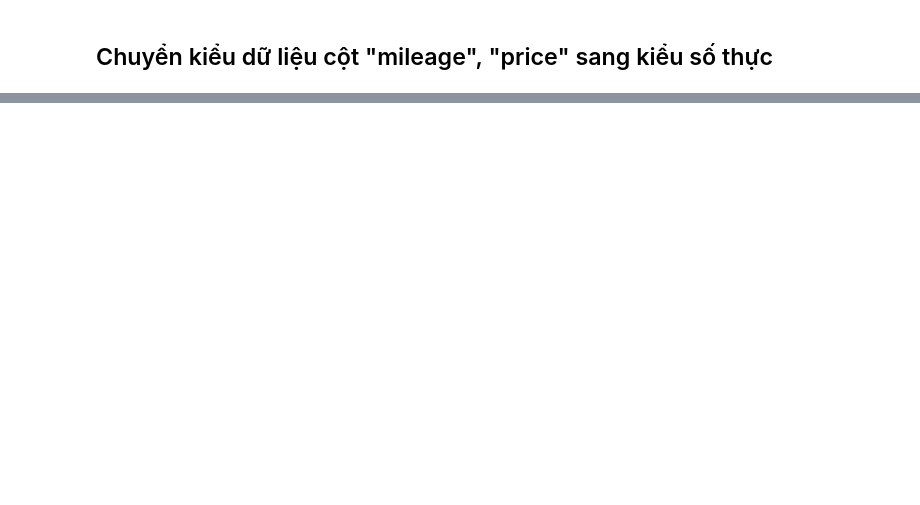
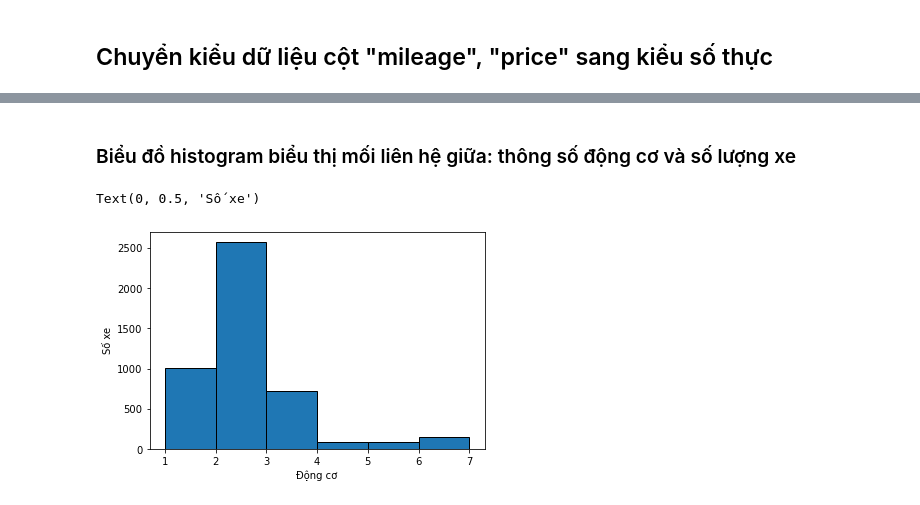
Before and after one commit to GiaBaoHoang/DataScience_FinalProject, a Jupyter notebook: ThuThapDuLieu.ipynb, the cells around one changed output, grey strips where cells are left out. Drawn from its saved outputs; the diff is of its cells as text; code cells hidden in the pictures; blank space fills up the shorter version.

```diff
--- a/ThuThapDuLieu.ipynb
+++ b/ThuThapDuLieu.ipynb
@@ -493,0 +555,9 @@ dtype: object
+# %% [markdown]
+### Biểu đồ histogram biểu thị mối liên hệ giữa: thông số động cơ và số lượng xe
+# %%
+used_car_df['engine'].plot.hist(bins = range(1, 8, 1), edgecolor = 'black')
+plt.xlabel('Động cơ')
+plt.ylabel('Số xe')
+# %% [output]
+Text(0, 0.5, 'Số xe')
+[figure, added]
```
Also changed, not shown: parts of 52 cells of this notebook.
